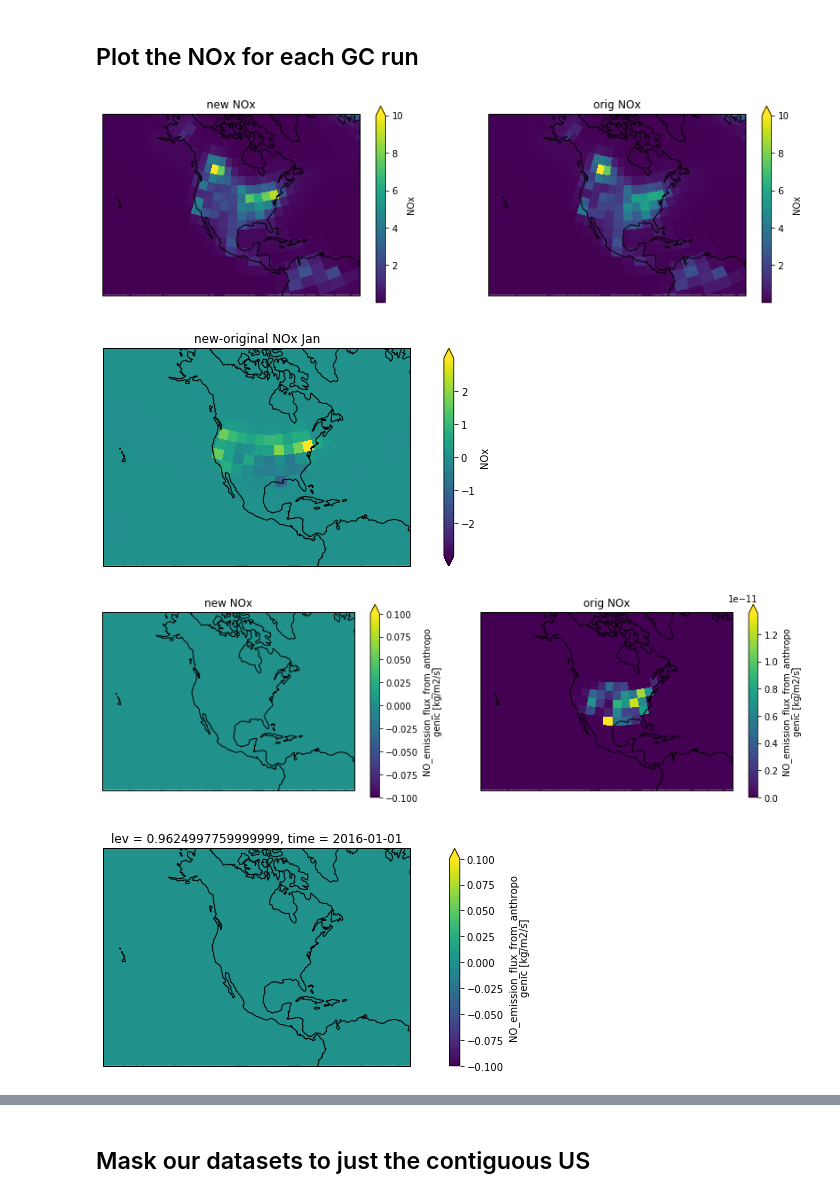
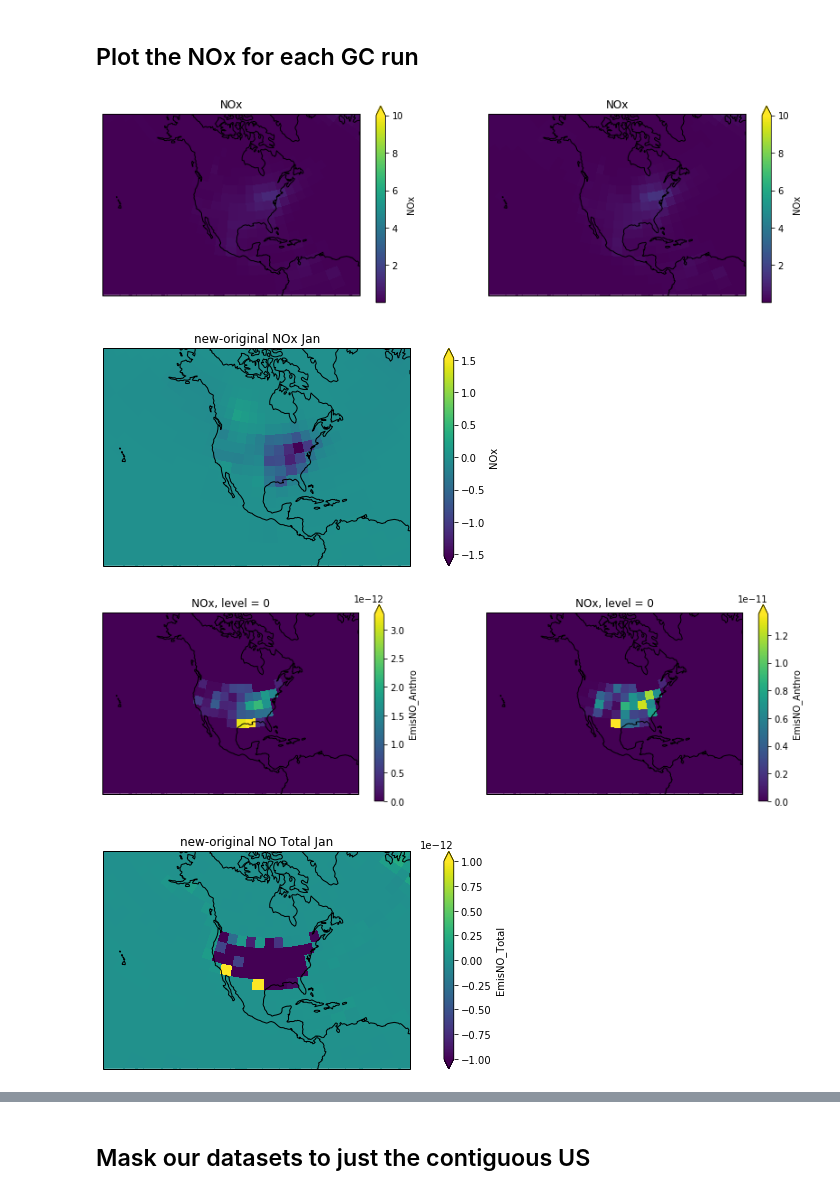
Before and after one commit to lfreese/NEI, a Jupyter notebook: GC_output_conservation_check.ipynb, the cells around one changed output, grey strips where cells are left out. Cells and saved outputs as stored; diff of their text form; code cells hidden in the pictures.

```diff
--- a/GC_output_conservation_check.ipynb
+++ b/GC_output_conservation_check.ipynb
@@ -45,0 +29,9 @@ HEMCO_ds = xr.concat(datasets, pd.Index(['new','orig'], name='name')) #concat ou
+# %%
+HEMCO_new = xr.open_mfdataset('../../GCrundirs/standalone_monthly/hemco_4x5_geosfp/OutputDir/HEMCO_diagnostics.201601*.nc', combine = 'by_coords')
+HEMCO_orig = xr.open_dataset('../../GCrundirs/benchmark_jan_NEI/geosfp_4x5_benchmark/OutputDir/')
+
+HEMCO_new.attrs['name'] = 'EPA2016'
+HEMCO_orig.attrs['name'] = 'NEI2011'
+
+datasets = [HEMCO_new,
+           HEMCO_orig]
@@ -47,60 +53,70 @@ HEMCO_ds = xr.concat(datasets, pd.Index(['new','orig'], name='name')) #concat ou
 ## Plot the NOx for each GC run
 # %%
 #### plot our NO2 for each dataset ####
+datasets = [GC_new,
+            GC_orig]
 
 fig, axes = plt.subplots(1,2, figsize = [14,4], subplot_kw={'projection':ccrs.LambertConformal()})
 
-for idx, nm in enumerate(GC_ds['name'].values):
+for idx, ds in enumerate(datasets):
     ax = axes[idx]
-    GC_ds['NOx'].isel(lev = 0).sel(name = nm).plot(ax=ax, #set the axis
+    ds['NOx'].isel(lev = 6).mean(dim = 'time').plot(ax=ax, #set the axis
                                        extend='max',#extend the colorbar in both directions
                                        transform=ccrs.PlateCarree(), #fit data into map
                                         cmap='viridis',
                                         vmax = 10)
     ax.coastlines()
     ax.set_extent([-150, -50, 0, 70])
-    ax.set_title(f'{nm} NOx')
+    ax.set_title(f'NOx')
 # %% [output]
-[figure, old version]
+[figure, new version]
 # %%
 #### plot the difference in NO2 for our original and new files ####
 
 fig, ax = plt.subplots(figsize = [12,4], subplot_kw={'projection':ccrs.LambertConformal()})
-(GC_ds['NOx'].isel(lev = 0).sel(name = 'new') -
- GC_ds['NOx'].isel(lev = 0).sel(name = 'orig')).plot(ax=ax, #set the axis
+(GC_new['NOx'].isel(lev = 2).mean(dim = 'time') -
+ GC_orig['NOx'].isel(lev = 2).mean(dim = 'time')).plot(ax=ax, #set the axis
                                    extend='both',#extend the colorbar in both directions
                                    transform=ccrs.PlateCarree(), #fit data into map
                                     cmap='viridis'
                                    )
 ax.coastlines()
 ax.set_extent([-150, -50, 0, 70])
-ax.set_title(f'{nm} NOx');
+ax.set_title(f'NOx');
 plt.title('new-original NOx Jan');
 # %% [output]
-[figure, old version]
+[figure, new version]
 # %%
 #### plot our NOx of HEMCO Emissions ####
+datasets = [HEMCO_new,
+            HEMCO_orig]
 
 fig, axes = plt.subplots(1,2, figsize = [14,4], subplot_kw={'projection':ccrs.LambertConformal()})
 
-for idx, nm in enumerate(GC_ds['name'].values):
+for idx, ds in enumerate(datasets):
     ax = axes[idx]
-    HEMCO_ds['EmisNO_Anthro'].isel(lev = 1).sel(name = nm).plot(ax=ax, #set the axis
+    ds['EmisNO_Anthro'].isel(lev = 1).mean(dim = 'time').plot(ax=ax, #set the axis
                                        extend='max',#extend the colorbar in both directions
                                        transform=ccrs.PlateCarree(), #fit data into map
                                         cmap='viridis')
     ax.coastlines()
     ax.set_extent([-150, -50, 0, 70])
-    ax.set_title(f'{nm} NOx')
+    ax.set_title(f'NOx, level = 0')
 # %% [output]
-[figure, old version]
+[figure, new version]
 # %%
-fig, ax = plt.subplots(1,1, figsize = [14,4], subplot_kw={'projection':ccrs.LambertConformal()})
-HEMCO_new['EmisNO_Anthro'].isel(lev = 2).plot(ax=ax, #set the axis
-                                   extend='max',#extend the colorbar in both directions
+#### plot the difference in NO2 for our original and new files HEMCO ####
+lev = 0
+fig, ax = plt.subplots(figsize = [12,4], subplot_kw={'projection':ccrs.LambertConformal()})
+(HEMCO_new['EmisNO_Total'].isel(lev = lev).mean(dim = 'time') -
+ HEMCO_orig['EmisNO_Total'].isel(lev = lev).mean(dim = 'time')).plot(ax=ax, #set the axis
+                                   extend='both',#extend the colorbar in both directions
                                    transform=ccrs.PlateCarree(), #fit data into map
-                                    cmap='viridis')
+                                    cmap='viridis',
+                                   vmax = 1e-12)
 ax.coastlines()
 ax.set_extent([-150, -50, 0, 70])
+ax.set_title(f'NOx');
+plt.title('new-original NO Total Jan');
 # %% [output]
-[figure, old version]
+[figure, new version]
```
Also changed, not shown: parts of 31 cells of this notebook, 11 other files.
